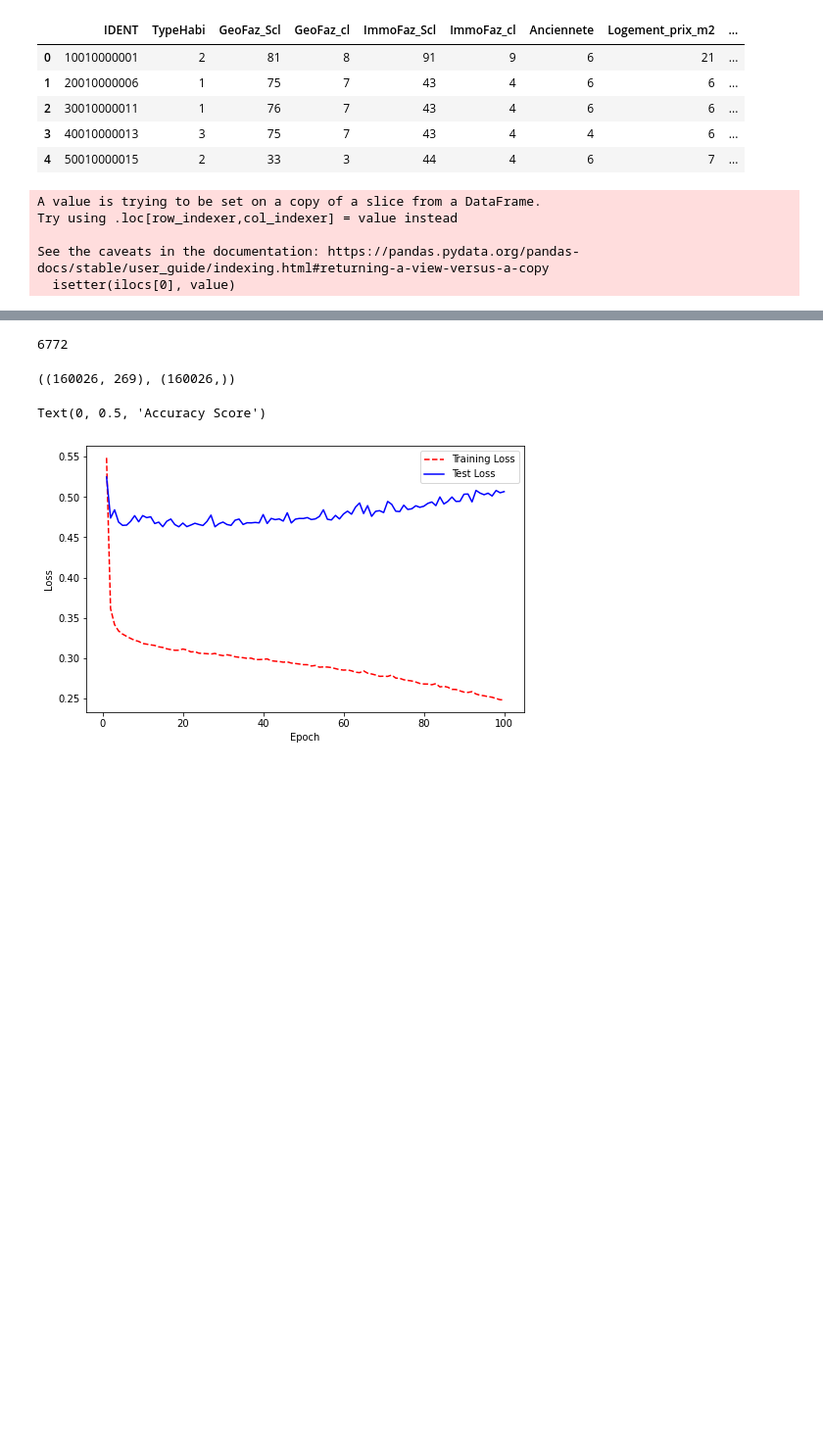
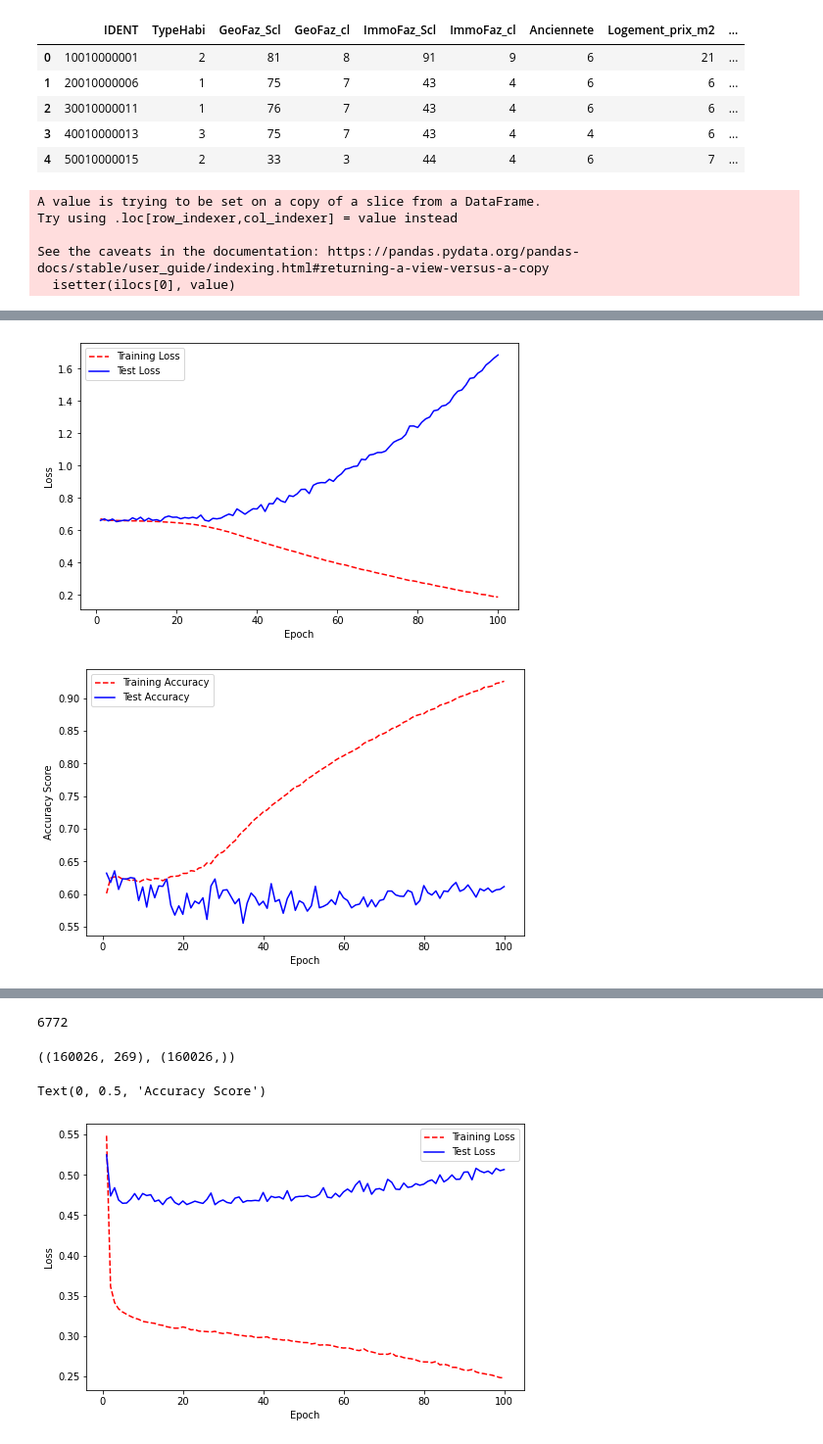
Before and after one commit to christian235711/Predict_models_fdf21, a Jupyter notebook: FDF21_Neural_Networks.ipynb, the cells around one changed output, grey strips where cells are left out. Shown at 98% size. Drawn from its saved outputs; the diff is of its cells as text; code cells hidden in the pictures; blank space fills up the shorter version.

Commit message:
new data sans doublons vingtiles test

```diff
--- a/FDF21_Neural_Networks.ipynb
+++ b/FDF21_Neural_Networks.ipynb
@@ -27,7 +27,7 @@ colonnes =(["IDENT", "TypeHabi", "GeoFaz_Scl", "GeoFaz_cl", "ImmoFaz_Scl", "Immo
 ''' Faites attention au type de fichier, au délimiteur des valeurs (ça doit être unique et non multiple),
 au header et à la lecture des types d'objets (low_memory) '''
 
-data_orig = pd.read_csv("/content/drive/MyDrive/spad_score_method_1/spad_projection_FDFTOT21/my_data_FDFTOT21.txt", delim_whitespace="\t", header = None, names=colonnes, low_memory=False, )#, dtype='Int64')
+data_orig = pd.read_csv("/content/drive/MyDrive/spad_score_method_1/spad_projection_FDFTOT21/new_my_data_FDFTOT21.txt", delim_whitespace="\t", header = None, names=colonnes, low_memory=False, )#, dtype='Int64')
 # %%
 ''' copie superficielle (peu profonde) du dataset original pour ne pas modifier les valeurs
 d'origine par erreur plus tard
@@ -314,16 +314,16 @@ def create_network(number_of_features):
     network = models.Sequential()
 
     # add fully connected layer with a ReLU activation function
-    network.add(layers.Dense(units=200, activation="sigmoid", input_shape = (number_of_features, ) ))
+    network.add(layers.Dense(units=200, activation="tanh", input_shape = (number_of_features, ) ))
 
     # add fully connected layer with a ReLu activation function
-    network.add(layers.Dense(units=100, activation = "sigmoid" ) )
+    network.add(layers.Dense(units=100, activation = "tanh" ) )
 
     # add fully connected layer with a ReLu activation function
     network.add(layers.Dense(units=50, activation = "sigmoid" ) )
 
     # add fully connected layer with a ReLu activation function
-    #network.add(layers.Dense(units=10, activation = "relu" ) )
+    network.add(layers.Dense(units=20, activation = "sigmoid" ) )
 
     # add fully connected layer with a sigmoid activation function
     network.add(layers.Dense(units=1, activation = "sigmoid" ) )
@@ -333,6 +333,34 @@ def create_network(number_of_features):
 
 
     return network
+# %%
+def plot_graphics(history):
+    # get training and test loss histories
+    training_loss = history.history["loss"]
+    test_loss = history.history["val_loss"]
+
+    # create count of the number of epochs
+    epoch_count = range(1, len(training_loss)+1)
+
+    # visualize loss history
+    plt.figure(figsize=(8,5))
+    plt.plot(epoch_count, training_loss, "r--" )
+    plt.plot(epoch_count, test_loss, "b-")
+    plt.legend(["Training Loss", "Test Loss"])
+    plt.xlabel("Epoch")
+    plt.ylabel("Loss")
+
+    # get training and test accuracy histories
+
+    training_accuracy = history.history["accuracy"]
+    test_accuracy = history.history["val_accuracy"]
+
+    plt.figure(figsize=(8,5))
+    plt.plot(epoch_count, training_accuracy, "r--")
+    plt.plot(epoch_count, test_accuracy, "b-")
+    plt.legend(["Training Accuracy", "Test Accuracy"])
+    plt.xlabel("Epoch")
+    plt.ylabel("Accuracy Score")
 # %%
 #
 class_weights = class_weight.compute_class_weight('balanced',np.unique(train_Y_s ),train_Y_s)
@@ -414,0 +371,10 @@ Text(0, 0.5, 'Accuracy Score')
+# %%
+#
+# train neural network
+network = create_network( number_of_features=train_X_s.shape[1])
+history= network.fit(train_X_s, train_Y_s, epochs=100, verbose=0, batch_size=1024,class_weight=class_weights , validation_data=(test_X_s, test_Y_s))
+
+plot_graphics(history)
+# %% [output]
+[figure, added]
+[figure, added]
```
Also changed, not shown: parts of 9 cells of this notebook.
